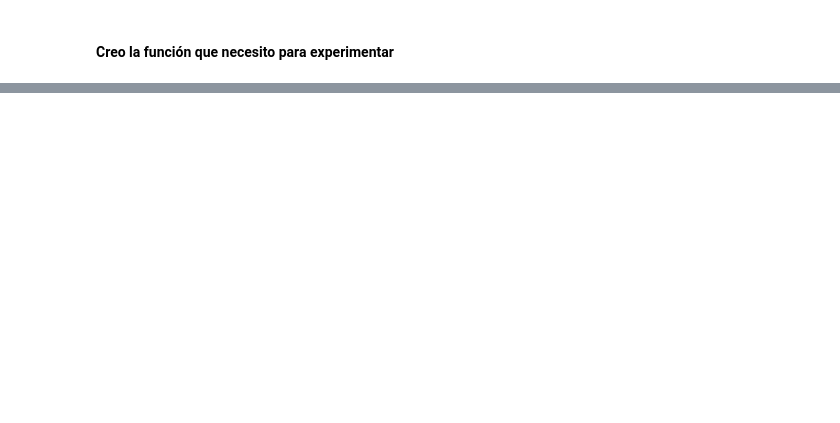
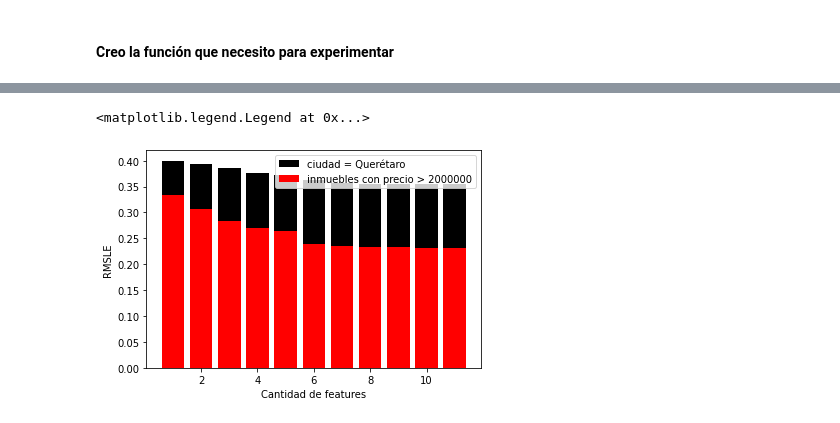
Before and after one commit to wgbusch/mt, a Jupyter notebook: tp3/notebooks/Precio_escalando_cantidad_features.ipynb, the cells around one changed output, grey strips where cells are left out. Saved outputs shown, nothing was run; the diff lists cells and outputs as text; code cells hidden in the pictures; blank space fills up the shorter version.

```diff
--- a/tp3/notebooks/Precio_escalando_cantidad_features.ipynb
+++ b/tp3/notebooks/Precio_escalando_cantidad_features.ipynb
@@ -205,0 +270,9 @@ str
+# %%
+plt.bar([1,2,3,4,5,6,7,8,9,10,11],rsmle_df, color = 'black')
+plt.bar([1,2,3,4,5,6,7,8,9,10,11],rsmle_Querétaro, color = 'red')
+plt.xlabel('Cantidad de features')
+plt.ylabel('RMSLE')
+plt.legend(['ciudad = Querétaro', 'inmuebles con precio > 2000000'])
+# %% [output]
+<matplotlib.legend.Legend at 0x...>
+[figure, added]
```
Also changed, not shown: parts of 11 cells of this notebook.
